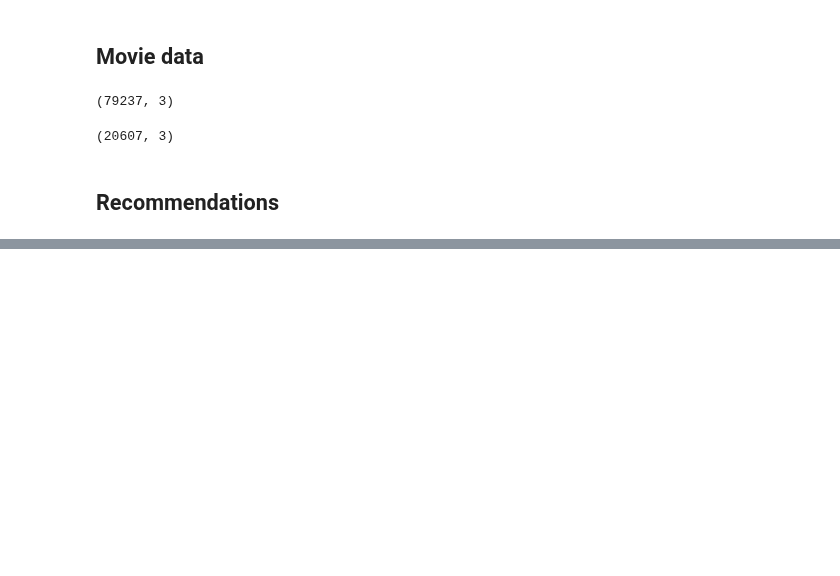
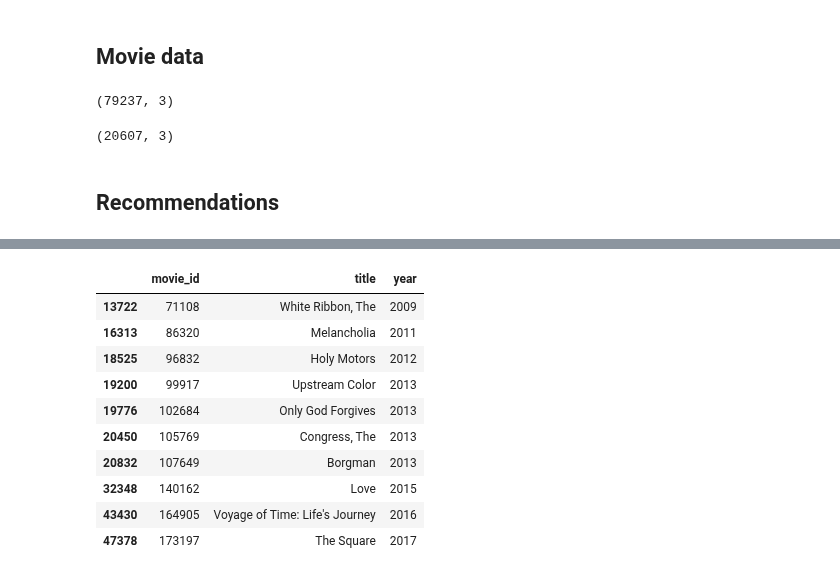
Before and after one commit to AlbotGoodman/machine-learning, a Jupyter notebook: lab2/collaborative_filtering.ipynb, the cells around one changed output, grey strips where cells are left out. Cells and saved outputs as stored; diff of their text form; code cells hidden in the pictures; blank space fills up the shorter version.

```diff
--- a/lab2/collaborative_filtering.ipynb
+++ b/lab2/collaborative_filtering.ipynb
@@ -335,0 +388,15 @@ temp
+# %%
+Dogtooth_400 = get_recommendations(77307)
+Dogtooth_400
+# %% [output]
+|  | movie_id | title | year |
+| 13722 | 71108 | White Ribbon, The | 2009 |
+| 16313 | 86320 | Melancholia | 2011 |
+| 18525 | 96832 | Holy Motors | 2012 |
+| 19200 | 99917 | Upstream Color | 2013 |
+| 19776 | 102684 | Only God Forgives | 2013 |
+| 20450 | 105769 | Congress, The | 2013 |
+| 20832 | 107649 | Borgman | 2013 |
+| 32348 | 140162 | Love | 2015 |
+| 43430 | 164905 | Voyage of Time: Life's Journey | 2016 |
+| 47378 | 173197 | The Square | 2017 |
```
Also changed, not shown: parts of 21 cells of this notebook, 1 other file.
